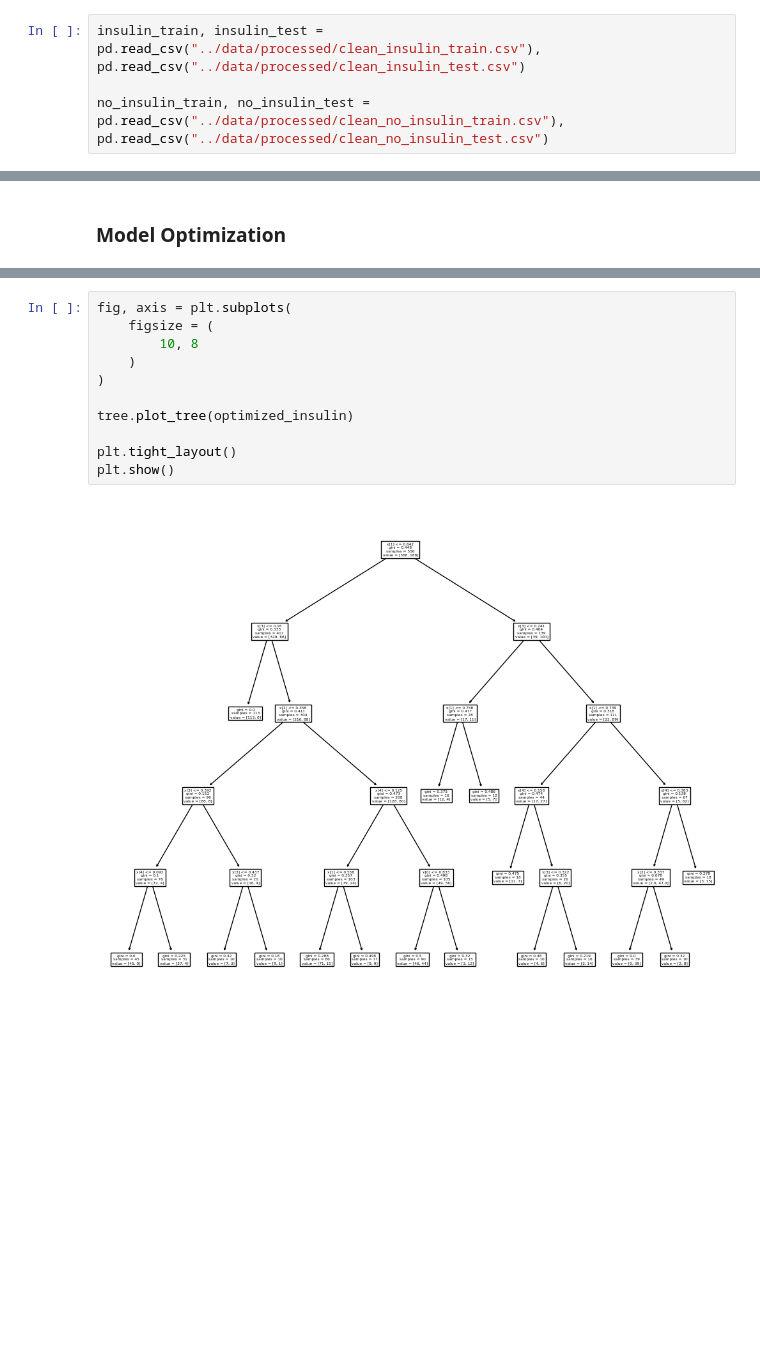
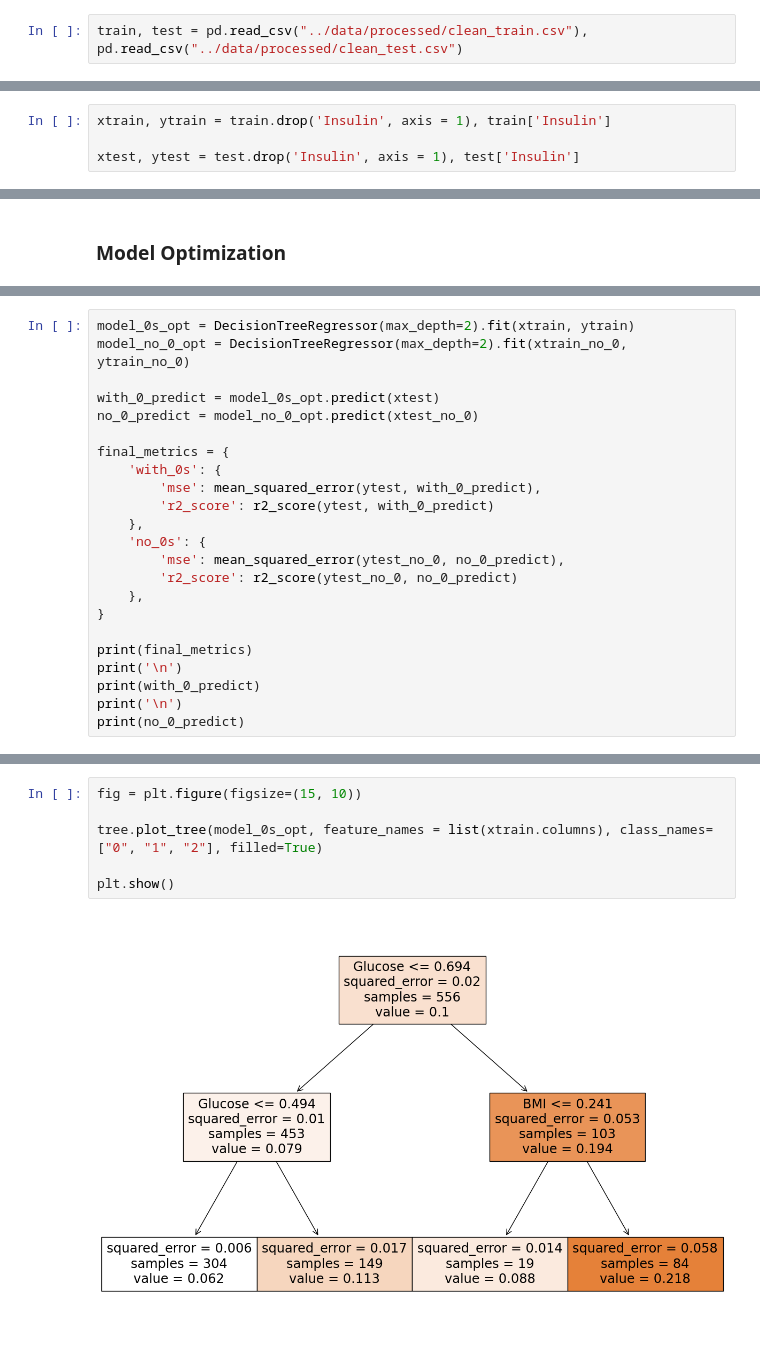
Before and after one commit to Diegomca98/4geeks-ml-template-prjs, a Jupyter notebook: src/explore.ipynb, the cells around one changed output, grey strips where cells are left out. Cells and saved outputs as stored; diff of their text form; blank space fills up the shorter version.

Commit message:
<Fix>Changed from DecisionTreeClassifier to DecisionTreeRegressor

```diff
--- a/src/explore.ipynb
+++ b/src/explore.ipynb
@@ -1174,7 +1055,5 @@ m_no_insulin_xtest_selection.to_csv("../data/processed/clean_no_insulin_test.csv
 # %% [markdown]
 ### Decision Tree Model
 # %%
-insulin_train, insulin_test = pd.read_csv("../data/processed/clean_insulin_train.csv"), pd.read_csv("../data/processed/clean_insulin_test.csv")
-
-no_insulin_train, no_insulin_test = pd.read_csv("../data/processed/clean_no_insulin_train.csv"), pd.read_csv("../data/processed/clean_no_insulin_test.csv")
+train, test = pd.read_csv("../data/processed/clean_train.csv"), pd.read_csv("../data/processed/clean_test.csv")
 # %%
@@ -1310,0 +1086,4 @@ No Insulin Y Predict 0.6474820143884892
+# %%
+xtrain, ytrain = train.drop('Insulin', axis = 1), train['Insulin']
+
+xtest, ytest = test.drop('Insulin', axis = 1), test['Insulin']
@@ -1376,0 +1230,23 @@ accuracy_score(no_insulin_ytest, no_insulin_ypredict)
+# %%
+model_0s_opt = DecisionTreeRegressor(max_depth=2).fit(xtrain, ytrain)
+model_no_0_opt = DecisionTreeRegressor(max_depth=2).fit(xtrain_no_0, ytrain_no_0)
+
+with_0_predict = model_0s_opt.predict(xtest)
+no_0_predict = model_no_0_opt.predict(xtest_no_0)
+
+final_metrics = {
+    'with_0s': {
+        'mse': mean_squared_error(ytest, with_0_predict),
+        'r2_score': r2_score(ytest, with_0_predict)
+    },
+    'no_0s': {
+        'mse': mean_squared_error(ytest_no_0, no_0_predict),
+        'r2_score': r2_score(ytest_no_0, no_0_predict)
+    },
+}
+
+print(final_metrics)
+print('\n')
+print(with_0_predict)
+print('\n')
+print(no_0_predict)
@@ -1377,14 +1271,9 @@ accuracy_score(no_insulin_ytest, no_insulin_ypredict)
 # %%
-fig, axis = plt.subplots(
-    figsize = (
-        10, 8
-    )
-)
+fig = plt.figure(figsize=(15, 10))
 
-tree.plot_tree(optimized_insulin)
+tree.plot_tree(model_0s_opt, feature_names = list(xtrain.columns), class_names=["0", "1", "2"], filled=True)
 
-plt.tight_layout()
 plt.show()
 # %% [output]
-[figure, old version]
+[figure, new version]
 # %%
```
Also changed, not shown: parts of 43 cells of this notebook, 7 other files.
